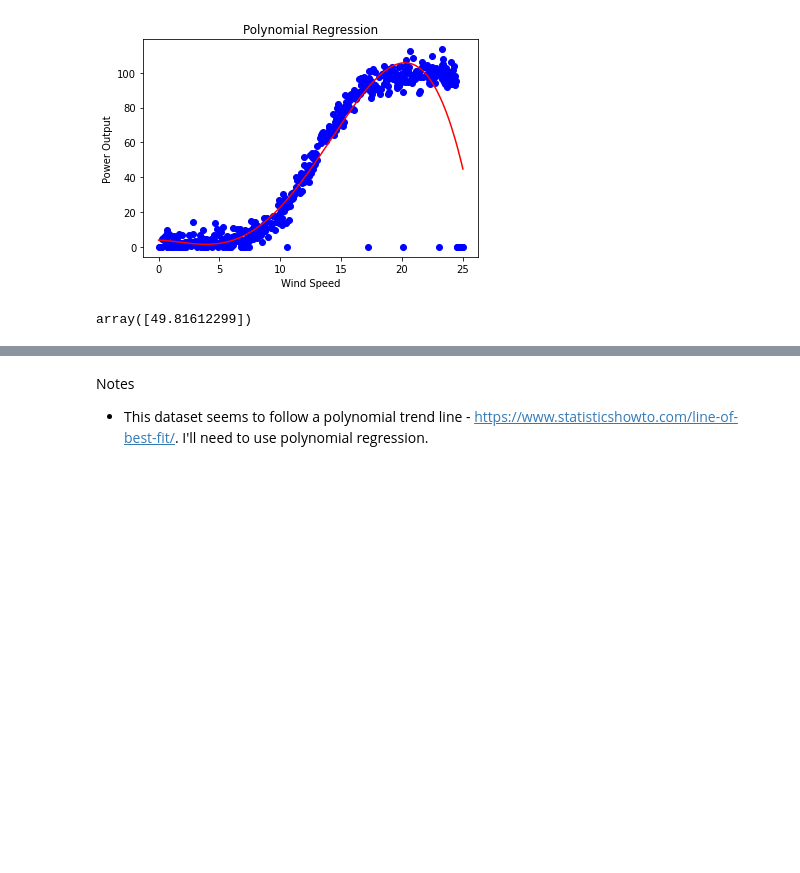
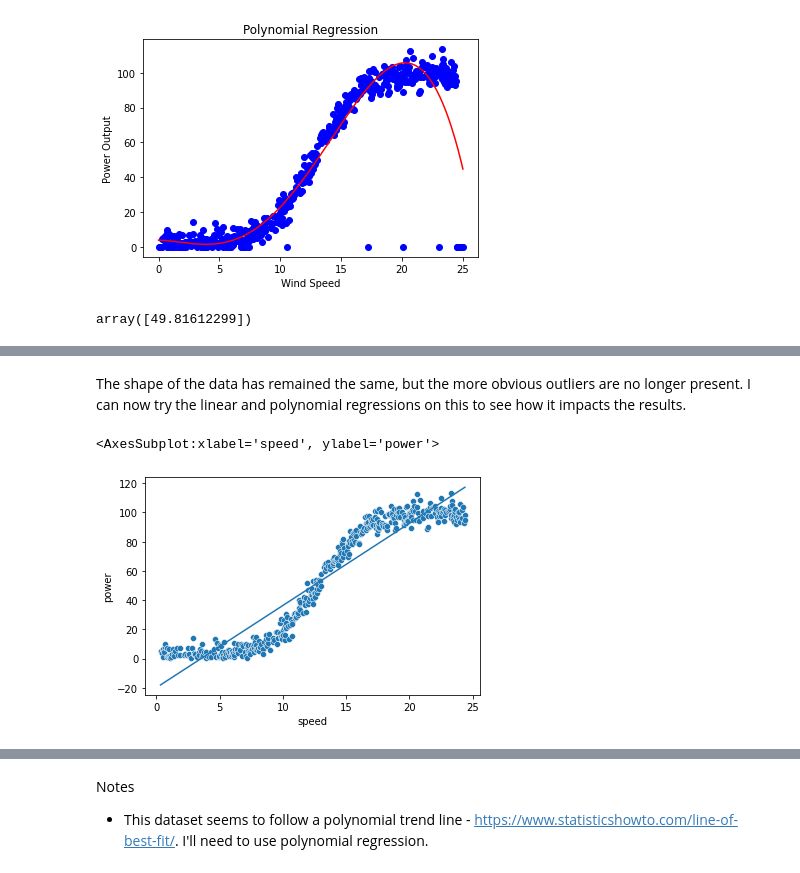
Before and after one commit to OtherBrian/fda-regression_project, a Jupyter notebook: Regression Project.ipynb, the cells around one changed output, grey strips where cells are left out. Drawn from its saved outputs; the diff is of its cells as text; code cells hidden in the pictures; blank space fills up the shorter version.

Commit message:
Added a section about the outliers in the dataset and how they impact the regression analysis.

```diff
--- a/Regression Project.ipynb
+++ b/Regression Project.ipynb
@@ -264,0 +270,10 @@ array([49.81612299])
+# %% [markdown]
+The shape of the data has remained the same, but the more obvious outliers are no longer present. I can now try the linear and polynomial regressions on this to see how it impacts the results.
+# %%
+m,c = np.polyfit(no_zero_x, no_zero_y, 1)
+ax = sns.scatterplot(x = no_zero_x, y = no_zero_y)
+ax.plot(no_zero_x, no_zero_x*m + c)
+ax
+# %% [output]
+<AxesSubplot:xlabel='speed', ylabel='power'>
+[figure, added]
```
Also changed, not shown: parts of 7 cells of this notebook.
